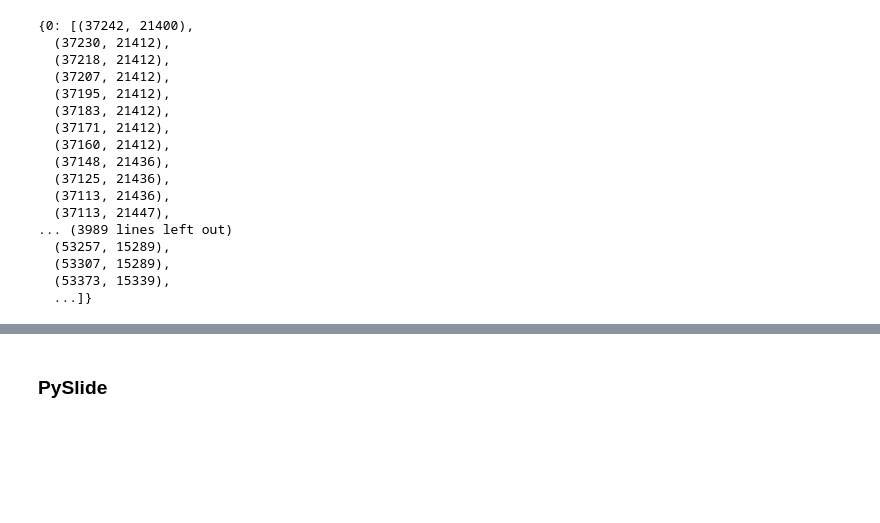
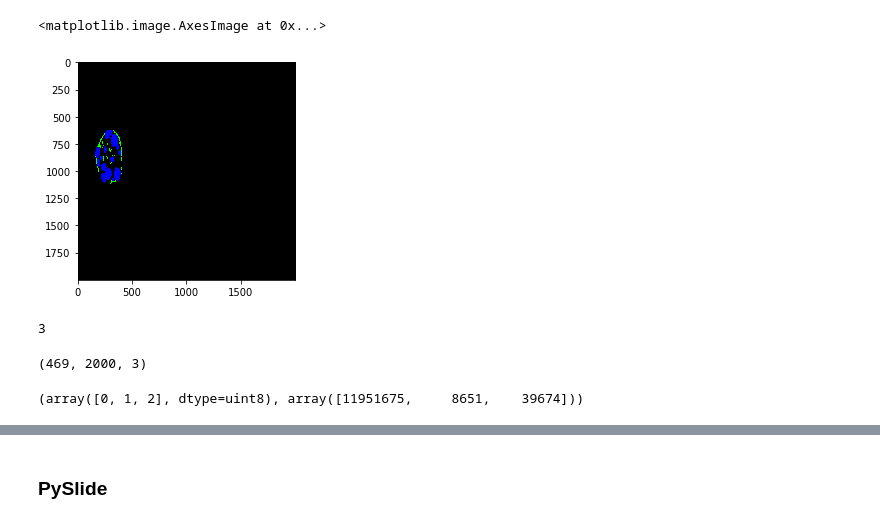
Before and after one commit to gregoryverghese/PySlide, a Jupyter notebook: example.ipynb, the cells around one changed output, grey strips where cells are left out. Saved outputs shown, nothing was run; the diff lists cells and outputs as text; code cells hidden in the pictures; blank space fills up the shorter version.

```diff
--- a/example.ipynb
+++ b/example.ipynb
@@ -22,6 +18,9 @@ asap_path='data/annotations/asap_annotations.xml'
 imagej_path='data/annotations/imagej_annotations.xml'
 json_path='data/annotations/json_annotations.json'
 csv_path='data/annotations/csv_annotations.csv'
+# %%
+json_file='14.90610 C L2.11.json'
+ndpi_files='14.90610 C L2.11.ndpi'
 # %%
-ann=pys.Annotations(asap_path,source='asap')
+ann=pys.Annotations(json_file)
 annotations = ann.generate_annotations()
@@ -36,21 +26,0 @@ ann.save('test.csv')
-# %%
-ann=pys.Annotations('test.csv')
-ann.generate_annotations()
-# %% [output]
-{0: [(37242, 21400),
-  (37230, 21412),
-  (37218, 21412),
-  (37207, 21412),
-  (37195, 21412),
-  (37183, 21412),
-  (37171, 21412),
-  (37160, 21412),
-  (37148, 21436),
-  (37125, 21436),
-  (37113, 21436),
-  (37113, 21447),
-... (3989 lines left out)
-  (53257, 15289),
-  (53307, 15289),
-  (53373, 15339),
-  ...]}
@@ -62,0 +27,11 @@ anns_df.set_index('labels', drop=True, inplace=True)
+# %%
+s=pys.Slide(ndpi_files,annotations=annotations)
+# %%
+plt.imshow(s.slide_mask(size=(2000,2000)))
+# %% [output]
+<matplotlib.image.AxesImage at 0x...>
+[figure, added]
+# %%
+len(annotations)
+# %% [output]
+3
@@ -62,0 +43,4 @@ anns_df.set_index('labels', drop=True, inplace=True)
+# %%
+uniq_arr.shape
+# %% [output]
+(469, 2000, 3)
@@ -62,0 +57,4 @@ anns_df.set_index('labels', drop=True, inplace=True)
+# %%
+np.unique(slide_mask,return_counts=True)
+# %% [output]
+(array([0, 1, 2], dtype=uint8), array([11951675,     8651,    39674]))
```
Also changed, not shown: parts of 19 cells of this notebook, 5 other files.
